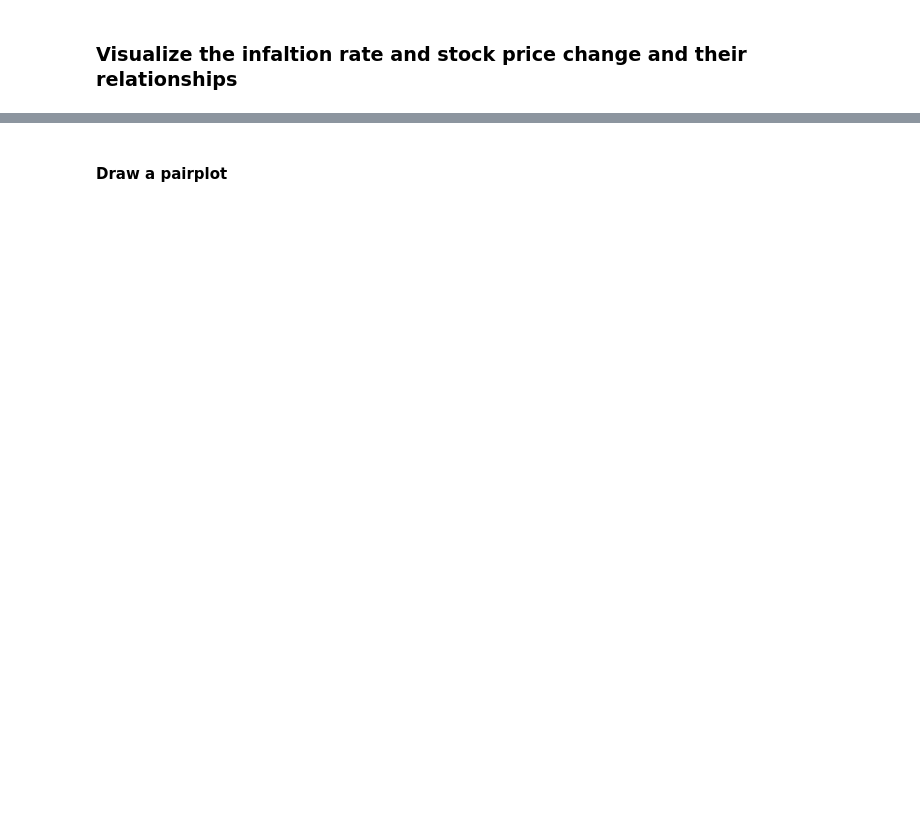
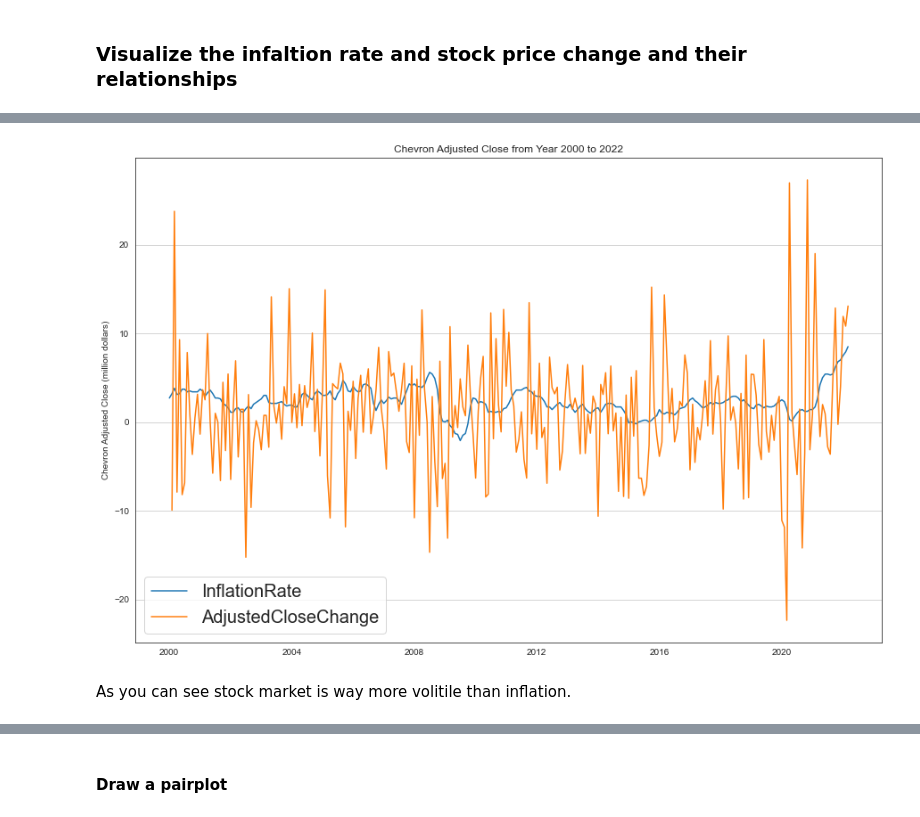
Before and after one commit to StockJanitor/Project43_DataTextMining, a Jupyter notebook: textMiningEV.ipynb, the cells around one changed output, grey strips where cells are left out. Drawn from its saved outputs; the diff is of its cells as text; code cells hidden in the pictures; blank space fills up the shorter version.

```diff
--- a/textMiningEV.ipynb
+++ b/textMiningEV.ipynb
@@ -760,5 +1018,7 @@ dfmerge2.info()
 # %% [markdown]
 ## Exploratory Data Analysis (EDA)
+# %%
+df_merge = pd.read_csv('data/df_final_merge.csv',index_col=0)
 # %%
 # Get the basic information about the data
 df_merge.info()
@@ -908,3 +1318,18 @@ plt.show()
+# %%
+
+plt.figure(figsize=(15, 10))
+plt.plot(df_change['InflationRate'])
+plt.plot(df_change['AdjustedCloseChange'])
+plt.grid(axis='y')
+plt.title('Chevron Adjusted Close from Year 2000 to 2022')
+
+plt.ylabel('Chevron Adjusted Close (million dollars)')
+plt.legend(['InflationRate', 'AdjustedCloseChange'], prop={'size':20})
+plt.show()
+# %% [output]
+[figure, added]
+# %% [markdown]
+As you can see stock market is way more volitile than inflation.
 # %%
 # Let's draw a linear regression plot to examine the relationship between inflation rate and adjusted close change
 sns.lmplot(x='InflationRate', y='AdjustedCloseChange', data=df_change)
```
Also changed, not shown: parts of 93 cells of this notebook, 8 other files.
